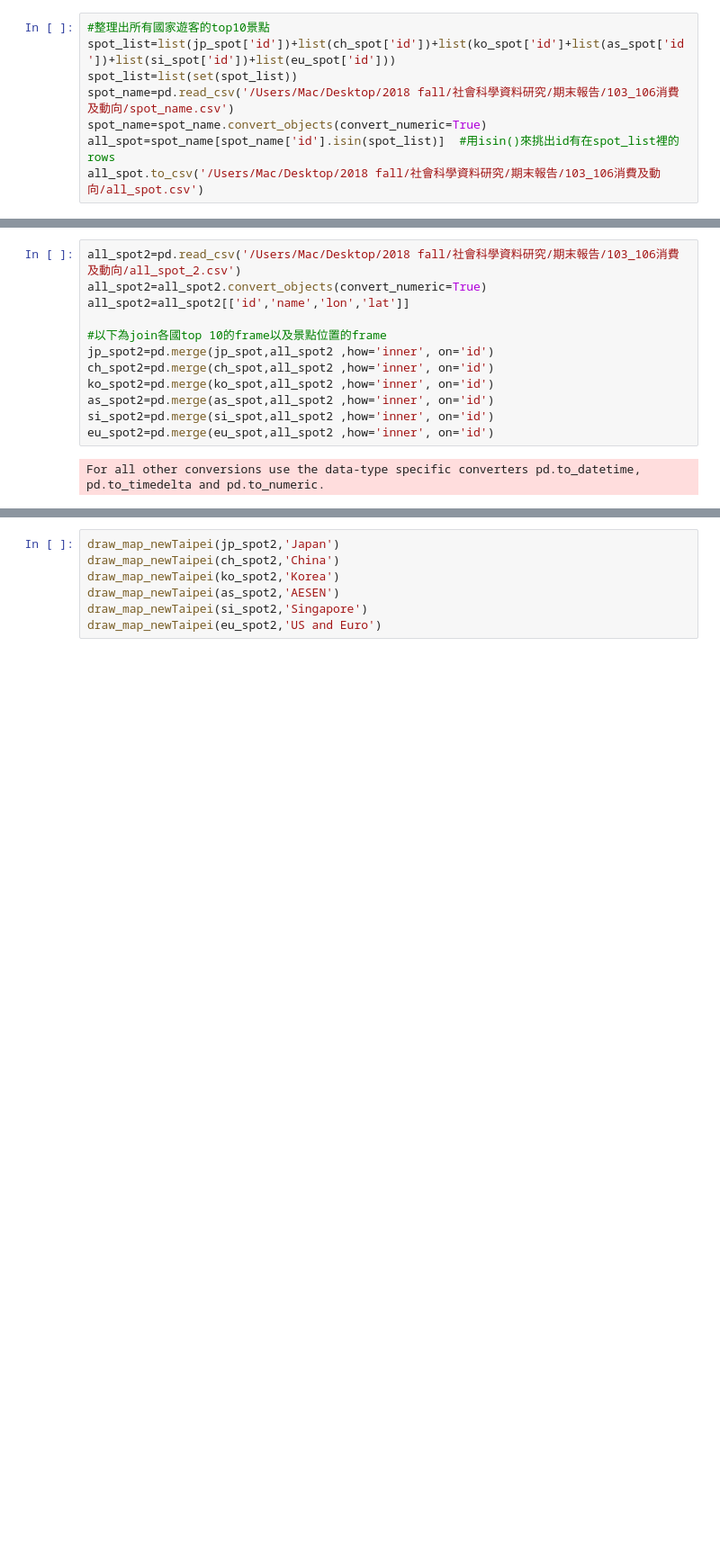
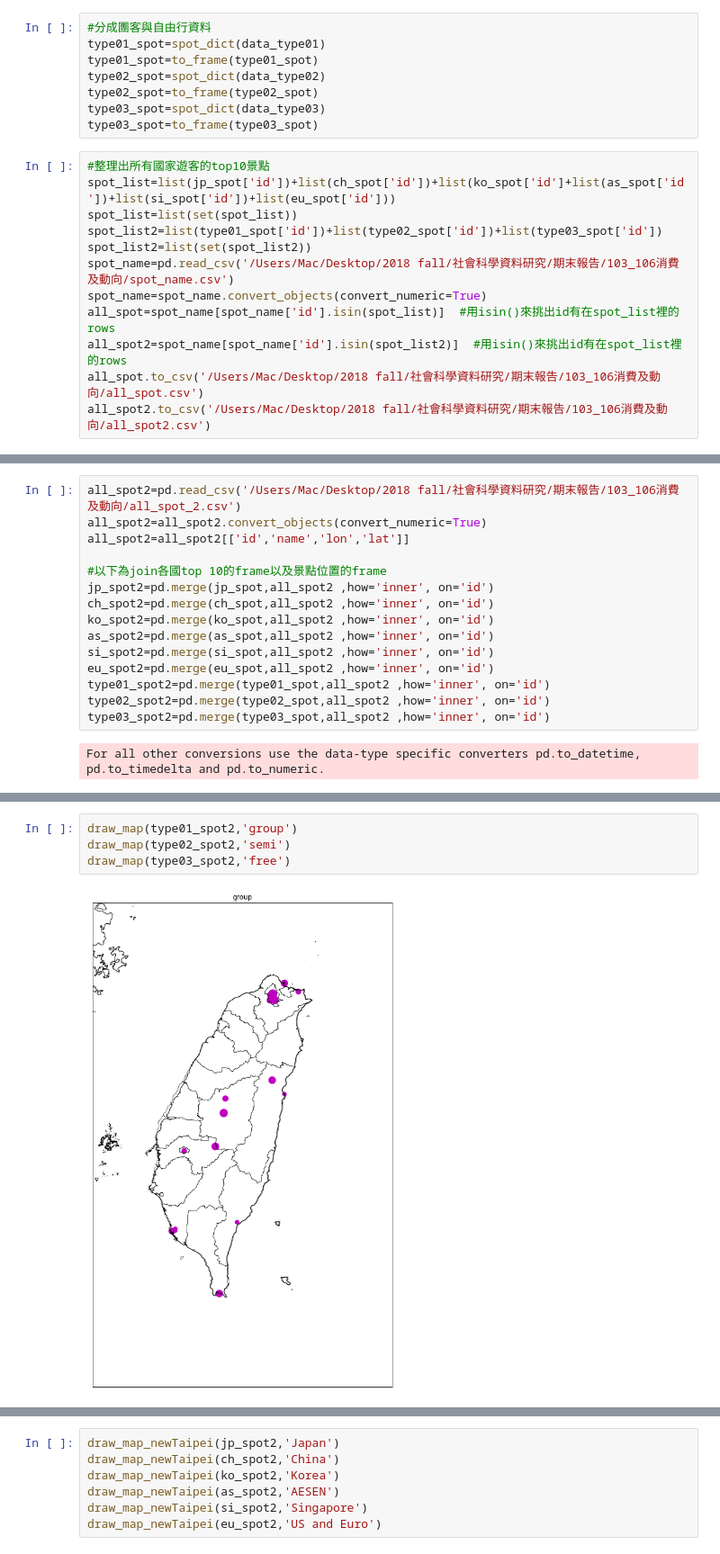
Before and after one commit to tiffany85211/taiwan-tourism, a Jupyter notebook: spot.ipynb, the cells around one changed output, grey strips where cells are left out. Shown at 90% size. Drawn from its saved outputs; the diff is of its cells as text; blank space fills up the shorter version.

```diff
--- a/spot.ipynb
+++ b/spot.ipynb
@@ -103,13 +129,25 @@ si_spot=spot_dict(si_data)
 si_spot=to_frame(si_spot)
 eu_spot=spot_dict(eu_data)
 eu_spot=to_frame(eu_spot)
+# %%
+#分成團客與自由行資料
+type01_spot=spot_dict(data_type01)
+type01_spot=to_frame(type01_spot)
+type02_spot=spot_dict(data_type02)
+type02_spot=to_frame(type02_spot)
+type03_spot=spot_dict(data_type03)
+type03_spot=to_frame(type03_spot)
 # %%
 #整理出所有國家遊客的top10景點
 spot_list=list(jp_spot['id'])+list(ch_spot['id'])+list(ko_spot['id']+list(as_spot['id'])+list(si_spot['id'])+list(eu_spot['id']))
 spot_list=list(set(spot_list))
+spot_list2=list(type01_spot['id'])+list(type02_spot['id'])+list(type03_spot['id'])
+spot_list2=list(set(spot_list2))
 spot_name=pd.read_csv('/Users/Mac/Desktop/2018 fall/社會科學資料研究/期末報告/103_106消費及動向/spot_name.csv')
 spot_name=spot_name.convert_objects(convert_numeric=True)
 all_spot=spot_name[spot_name['id'].isin(spot_list)]  #用isin()來挑出id有在spot_list裡的rows
+all_spot2=spot_name[spot_name['id'].isin(spot_list2)]  #用isin()來挑出id有在spot_list裡的rows
 all_spot.to_csv('/Users/Mac/Desktop/2018 fall/社會科學資料研究/期末報告/103_106消費及動向/all_spot.csv')
+all_spot2.to_csv('/Users/Mac/Desktop/2018 fall/社會科學資料研究/期末報告/103_106消費及動向/all_spot2.csv')
 # %% [output]
 For all other conversions use the data-type specific converters pd.to_datetime, pd.to_timedelta and pd.to_numeric.
@@ -164,6 +202,9 @@ ko_spot2=pd.merge(ko_spot,all_spot2 ,how='inner', on='id')
 as_spot2=pd.merge(as_spot,all_spot2 ,how='inner', on='id')
 si_spot2=pd.merge(si_spot,all_spot2 ,how='inner', on='id')
 eu_spot2=pd.merge(eu_spot,all_spot2 ,how='inner', on='id')
+type01_spot2=pd.merge(type01_spot,all_spot2 ,how='inner', on='id')
+type02_spot2=pd.merge(type02_spot,all_spot2 ,how='inner', on='id')
+type03_spot2=pd.merge(type03_spot,all_spot2 ,how='inner', on='id')
 # %% [output]
 For all other conversions use the data-type specific converters pd.to_datetime, pd.to_timedelta and pd.to_numeric.
 # %%
@@ -182 +223,7 @@ draw_map(eu_spot2,'US and Europe')
 [figure]
+# %%
+draw_map(type01_spot2,'group')
+draw_map(type02_spot2,'semi')
+draw_map(type03_spot2,'free')
+# %% [output]
+[figure, added]
```
Also changed, not shown: parts of 11 cells of this notebook, 4 other files.
